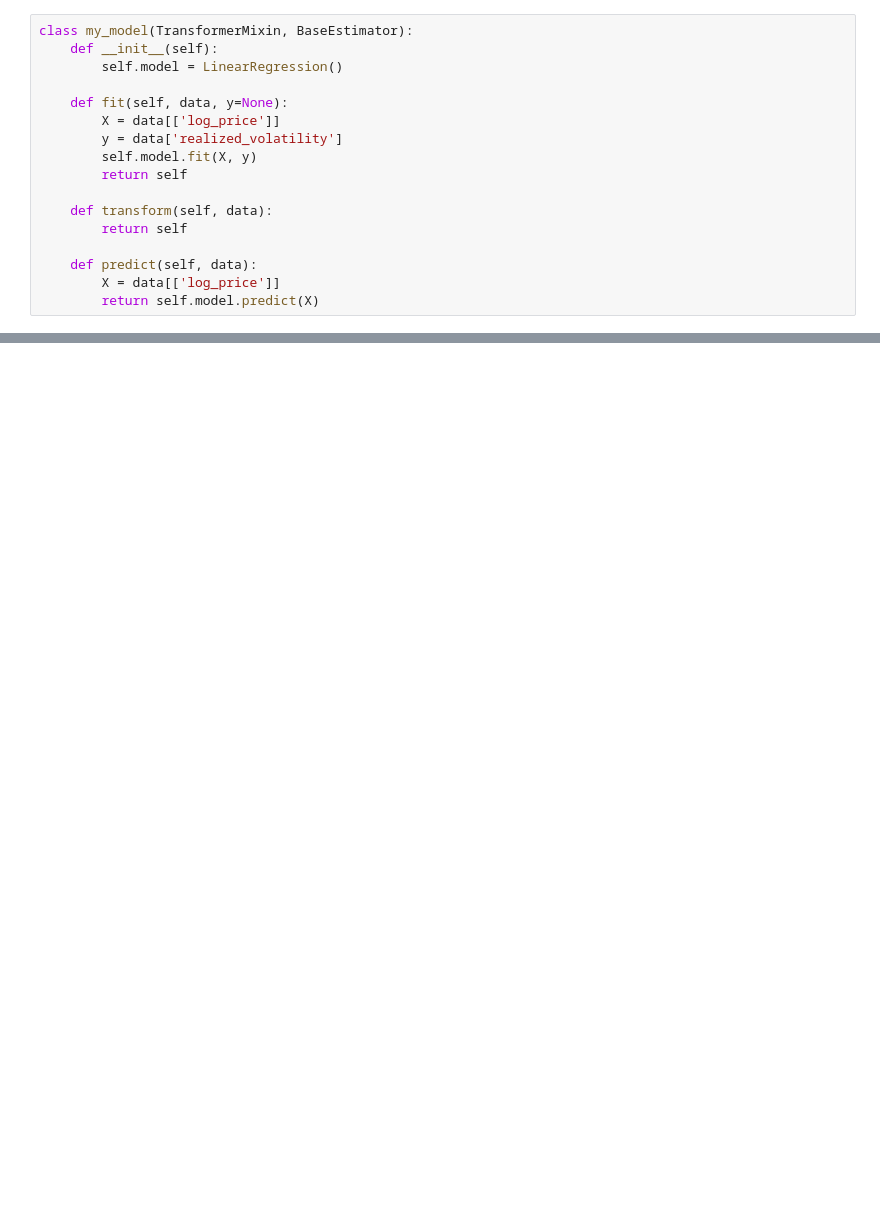
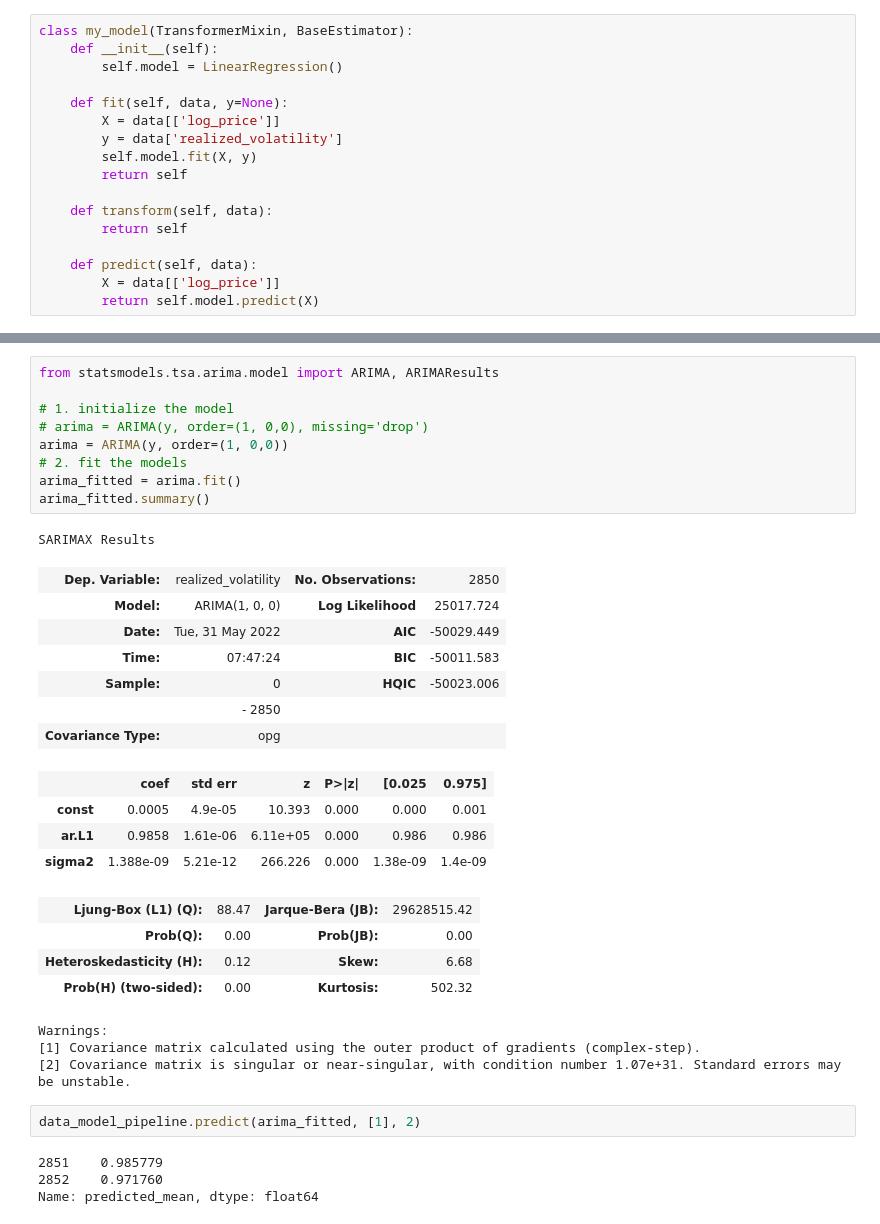
Before and after one commit to abefarkas/Thalassa_Regime_Classifier, a Jupyter notebook: notebooks/FIPM_pipeline_regime_model.ipynb, the cells around one changed output, grey strips where cells are left out. Saved outputs shown, nothing was run; the diff lists cells and outputs as text; blank space fills up the shorter version.

```diff
--- a/notebooks/FIPM_pipeline_regime_model.ipynb
+++ b/notebooks/FIPM_pipeline_regime_model.ipynb
@@ -178,0 +197,35 @@ array([8.57849646e-05, 8.57849646e-05, 8.57849646e-05, ...,
+# %%
+from statsmodels.tsa.arima.model import ARIMA, ARIMAResults
+
+# 1. initialize the model
+# arima = ARIMA(y, order=(1, 0,0), missing='drop')
+arima = ARIMA(y, order=(1, 0,0))
+# 2. fit the models
+arima_fitted = arima.fit()
+arima_fitted.summary()
+# %% [output]
+SARIMAX Results
+| Dep. Variable: | realized_volatility | No. Observations: | 2850 |
+| Model: | ARIMA(1, 0, 0) | Log Likelihood | 25017.724 |
+| Date: | Tue, 31 May 2022 | AIC | -50029.449 |
+| Time: | 07:47:24 | BIC | -50011.583 |
+| Sample: | 0 | HQIC | -50023.006 |
+|  | - 2850 |  |  |
+| Covariance Type: | opg |  |  |
+|  | coef | std err | z | P>|z| | [0.025 | 0.975] |
+| const | 0.0005 | 4.9e-05 | 10.393 | 0.000 | 0.000 | 0.001 |
+| ar.L1 | 0.9858 | 1.61e-06 | 6.11e+05 | 0.000 | 0.986 | 0.986 |
+| sigma2 | 1.388e-09 | 5.21e-12 | 266.226 | 0.000 | 1.38e-09 | 1.4e-09 |
+| Ljung-Box (L1) (Q): | 88.47 | Jarque-Bera (JB): | 29628515.42 |
+| Prob(Q): | 0.00 | Prob(JB): | 0.00 |
+| Heteroskedasticity (H): | 0.12 | Skew: | 6.68 |
+| Prob(H) (two-sided): | 0.00 | Kurtosis: | 502.32 |
+Warnings:
+[1] Covariance matrix calculated using the outer product of gradients (complex-step).
+[2] Covariance matrix is singular or near-singular, with condition number 1.07e+31. Standard errors may be unstable.
+# %%
+data_model_pipeline.predict(arima_fitted, [1], 2)
+# %% [output]
+2851    0.985779
+2852    0.971760
+Name: predicted_mean, dtype: float64
```
Also changed, not shown: parts of 11 cells of this notebook, 1 other file.
